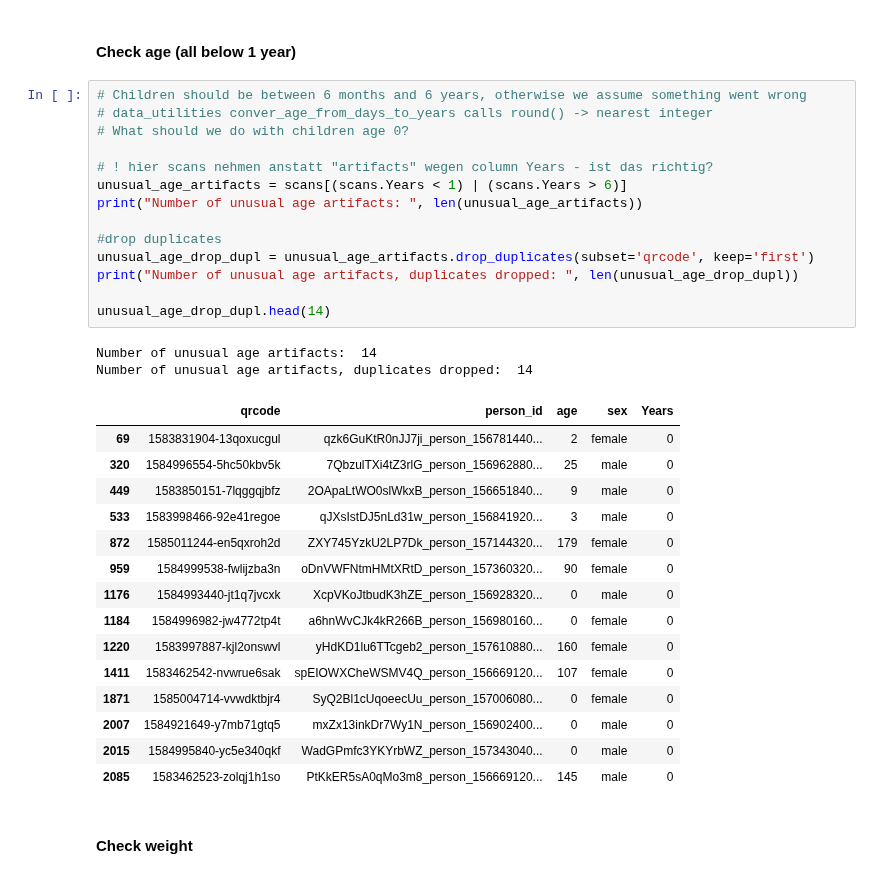
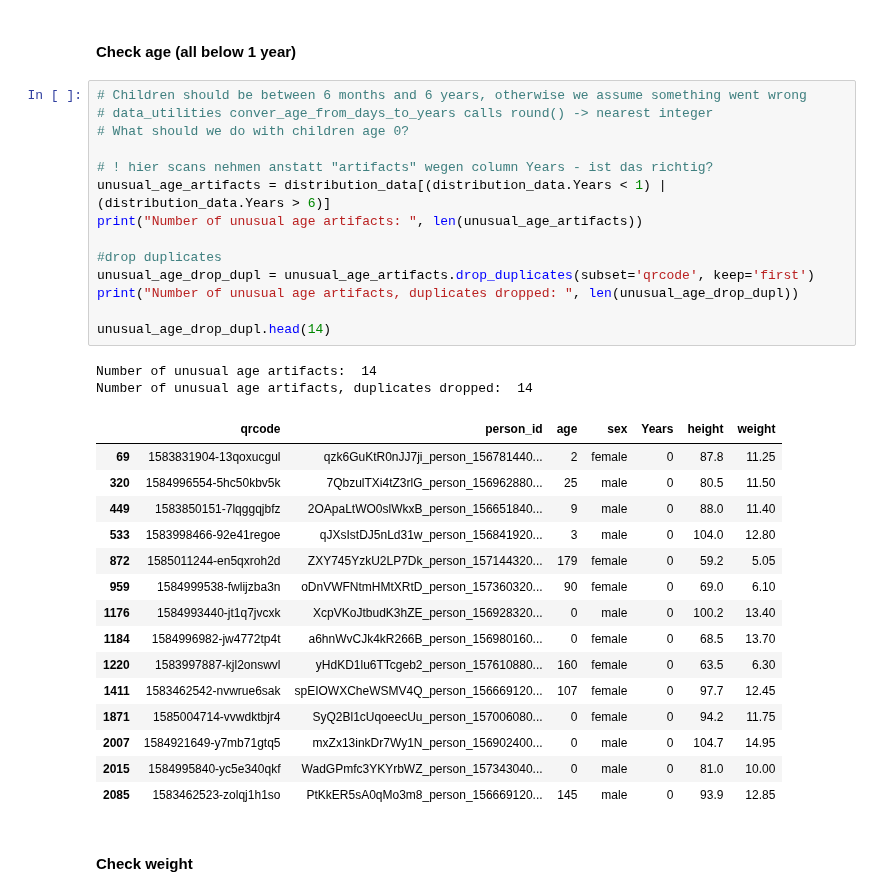
Before and after one commit to Welthungerhilfe/cgm-ml, a Jupyter notebook: src/data_utils/dataset_EDA/anon-depthmaps-56k/EDA_anon-depthmaps-56k.ipynb, the cells around one changed output. Saved outputs shown, nothing was run; the diff lists cells and outputs as text.

```diff
--- a/src/data_utils/dataset_EDA/anon-depthmaps-56k/EDA_anon-depthmaps-56k.ipynb
+++ b/src/data_utils/dataset_EDA/anon-depthmaps-56k/EDA_anon-depthmaps-56k.ipynb
@@ -204,35 +204,35 @@ weight_vs_height = distribution_data.plot.scatter(x='height', y='weight', c='red
 # %%
 # Children should be between 6 months and 6 years, otherwise we assume something went wrong
 # data_utilities conver_age_from_days_to_years calls round() -> nearest integer
 # What should we do with children age 0?
 
 # ! hier scans nehmen anstatt "artifacts" wegen column Years - ist das richtig?
-unusual_age_artifacts = scans[(scans.Years < 1) | (scans.Years > 6)]
+unusual_age_artifacts = distribution_data[(distribution_data.Years < 1) | (distribution_data.Years > 6)]
 print("Number of unusual age artifacts: ", len(unusual_age_artifacts))
 
 #drop duplicates
 unusual_age_drop_dupl = unusual_age_artifacts.drop_duplicates(subset='qrcode', keep='first')
 print("Number of unusual age artifacts, duplicates dropped: ", len(unusual_age_drop_dupl))
 
 unusual_age_drop_dupl.head(14)
 # %% [output]
 Number of unusual age artifacts:  14
 Number of unusual age artifacts, duplicates dropped:  14
-|  | qrcode | person_id | age | sex | Years |
-| 69 | 1583831904-13qoxucgul | qzk6GuKtR0nJJ7ji_person_156781440... | 2 | female | 0 |
-| 320 | 1584996554-5hc50kbv5k | 7QbzulTXi4tZ3rlG_person_156962880... | 25 | male | 0 |
-| 449 | 1583850151-7lqggqjbfz | 2OApaLtWO0slWkxB_person_156651840... | 9 | male | 0 |
-| 533 | 1583998466-92e41regoe | qJXsIstDJ5nLd31w_person_156841920... | 3 | male | 0 |
-| 872 | 1585011244-en5qxroh2d | ZXY745YzkU2LP7Dk_person_157144320... | 179 | female | 0 |
-| 959 | 1584999538-fwlijzba3n | oDnVWFNtmHMtXRtD_person_157360320... | 90 | female | 0 |
-| 1176 | 1584993440-jt1q7jvcxk | XcpVKoJtbudK3hZE_person_156928320... | 0 | male | 0 |
-| 1184 | 1584996982-jw4772tp4t | a6hnWvCJk4kR266B_person_156980160... | 0 | female | 0 |
-| 1220 | 1583997887-kjl2onswvl | yHdKD1lu6TTcgeb2_person_157610880... | 160 | female | 0 |
-| 1411 | 1583462542-nvwrue6sak | spEIOWXCheWSMV4Q_person_156669120... | 107 | female | 0 |
-| 1871 | 1585004714-vvwdktbjr4 | SyQ2Bl1cUqoeecUu_person_157006080... | 0 | female | 0 |
-| 2007 | 1584921649-y7mb71gtq5 | mxZx13inkDr7Wy1N_person_156902400... | 0 | male | 0 |
-| 2015 | 1584995840-yc5e340qkf | WadGPmfc3YKYrbWZ_person_157343040... | 0 | male | 0 |
-| 2085 | 1583462523-zolqj1h1so | PtKkER5sA0qMo3m8_person_156669120... | 145 | male | 0 |
+|  | qrcode | person_id | age | sex | Years | height | weight |
+| 69 | 1583831904-13qoxucgul | qzk6GuKtR0nJJ7ji_person_156781440... | 2 | female | 0 | 87.8 | 11.25 |
+| 320 | 1584996554-5hc50kbv5k | 7QbzulTXi4tZ3rlG_person_156962880... | 25 | male | 0 | 80.5 | 11.50 |
+| 449 | 1583850151-7lqggqjbfz | 2OApaLtWO0slWkxB_person_156651840... | 9 | male | 0 | 88.0 | 11.40 |
+| 533 | 1583998466-92e41regoe | qJXsIstDJ5nLd31w_person_156841920... | 3 | male | 0 | 104.0 | 12.80 |
+| 872 | 1585011244-en5qxroh2d | ZXY745YzkU2LP7Dk_person_157144320... | 179 | female | 0 | 59.2 | 5.05 |
+| 959 | 1584999538-fwlijzba3n | oDnVWFNtmHMtXRtD_person_157360320... | 90 | female | 0 | 69.0 | 6.10 |
+| 1176 | 1584993440-jt1q7jvcxk | XcpVKoJtbudK3hZE_person_156928320... | 0 | male | 0 | 100.2 | 13.40 |
+| 1184 | 1584996982-jw4772tp4t | a6hnWvCJk4kR266B_person_156980160... | 0 | female | 0 | 68.5 | 13.70 |
+| 1220 | 1583997887-kjl2onswvl | yHdKD1lu6TTcgeb2_person_157610880... | 160 | female | 0 | 63.5 | 6.30 |
+| 1411 | 1583462542-nvwrue6sak | spEIOWXCheWSMV4Q_person_156669120... | 107 | female | 0 | 97.7 | 12.45 |
+| 1871 | 1585004714-vvwdktbjr4 | SyQ2Bl1cUqoeecUu_person_157006080... | 0 | female | 0 | 94.2 | 11.75 |
+| 2007 | 1584921649-y7mb71gtq5 | mxZx13inkDr7Wy1N_person_156902400... | 0 | male | 0 | 104.7 | 14.95 |
+| 2015 | 1584995840-yc5e340qkf | WadGPmfc3YKYrbWZ_person_157343040... | 0 | male | 0 | 81.0 | 10.00 |
+| 2085 | 1583462523-zolqj1h1so | PtKkER5sA0qMo3m8_person_156669120... | 145 | male | 0 | 93.9 | 12.85 |
 # %% [markdown]
 #### Check weight
 # %%
```
Also changed, not shown: parts of 16 cells of this notebook, 4 other files.
